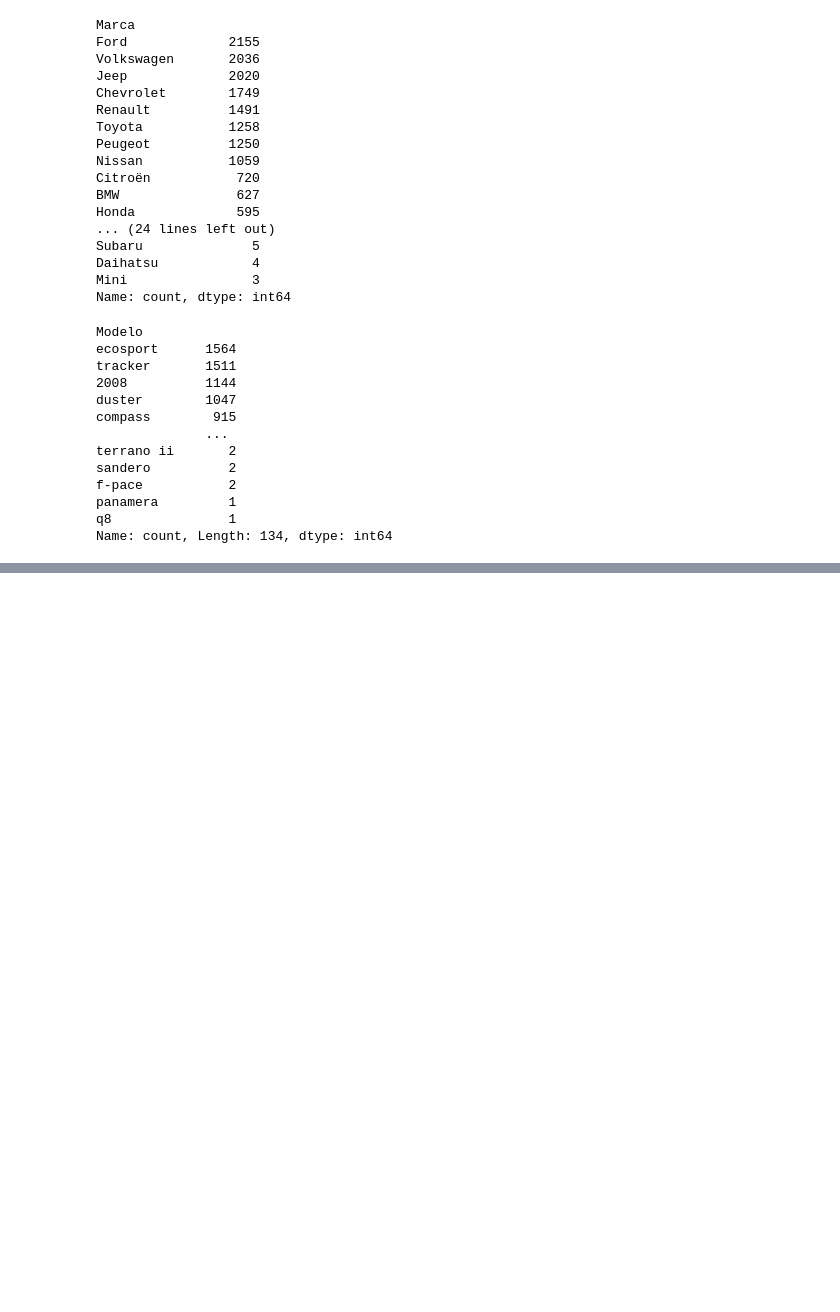
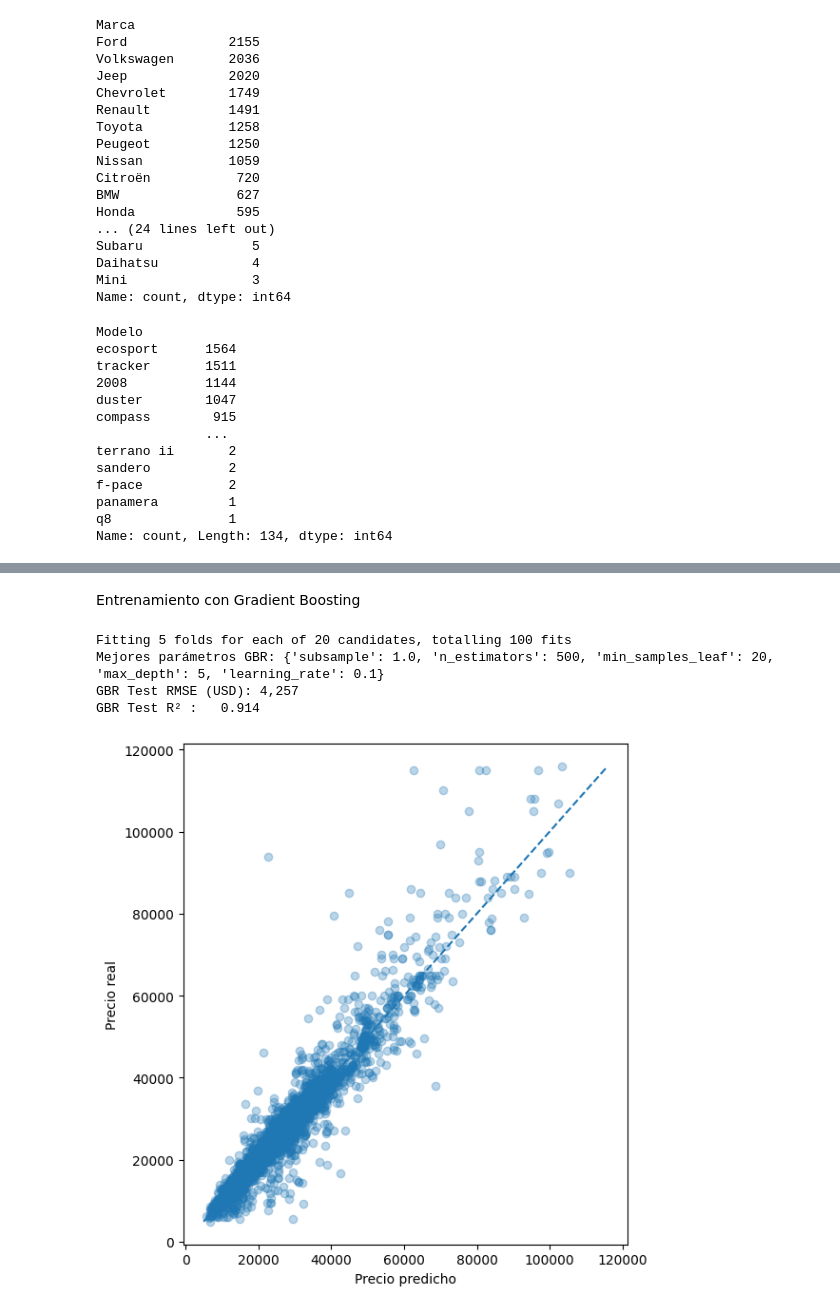
Before and after one commit to ignacio279/Machine-Learning-Vechetti-Vargas, a Jupyter notebook: Notebook.ipynb, the cells around one changed output, grey strips where cells are left out. Saved outputs shown, nothing was run; the diff lists cells and outputs as text; code cells hidden in the pictures; blank space fills up the shorter version.

```diff
--- a/Notebook.ipynb
+++ b/Notebook.ipynb
@@ -401,2 +408,16 @@ plt.show()
 # %%
-df.drop(columns=['Título'], inplace=True)
+df.drop(columns=['Título','Descripción','Motor'], inplace=True)
+
+df_columns = df.columns.tolist()
+
+exclude = ['Año', 'Precio', 'Puertas', 'Kilómetros', 'log_precio']
+
+categoricals = [c for c in df_columns if c not in exclude]
+
+for c in categoricals:
+    frec = df[c].value_counts(normalize=True)
+    df[f'{c}'] = df[c].map(frec)
+
+freq_feats = [f'{c}' for c in categoricals]
+
+df.to_csv('Data/pf_suvs_i302_1s2025_processed.csv', index=False,sep=',')
@@ -402,0 +466,56 @@ df.drop(columns=['Título'], inplace=True)
+# %% [markdown]
+Entrenamiento con Gradient Boosting
+# %%
+X = df[numerical + freq_feats]
+y = np.log(df['Precio'])
+
+X_train, X_test, y_train, y_test = train_test_split(X, y, test_size=0.2, random_state=42)
+
+gbr = GradientBoostingRegressor(random_state=0)
+
+param_dist = {
+    'n_estimators':    [100, 300, 500],
+    'learning_rate':   [0.01, 0.05, 0.1],
+    'max_depth':       [3, 5, 7],
+    'min_samples_leaf':[20, 50, 100],
+    'subsample':       [0.8, 1.0]
+}
+
+search = RandomizedSearchCV(
+    estimator=gbr,
+    param_distributions=param_dist,
+    n_iter=20,
+    scoring='neg_root_mean_squared_error',
+    cv=5,
+    n_jobs=-1,
+    random_state=0,
+    verbose=1
+)
+search.fit(X_train, y_train)
+
+best_gbr = search.best_estimator_
+print("Mejores parámetros GBR:", search.best_params_)
+
+y_pred_log  = best_gbr.predict(X_test)
+y_test_orig = np.exp(y_test)
+y_pred_orig = np.exp(y_pred_log)
+
+rmse_test = np.sqrt(mean_squared_error(y_test_orig, y_pred_orig))
+r2_test   = r2_score(y_test_orig, y_pred_orig)
+print(f"GBR Test RMSE (USD): {rmse_test:,.0f}")
+print(f"GBR Test R² :   {r2_test:.3f}")
+
+plt.figure(figsize=(6,6))
+plt.scatter(y_pred_orig, y_test_orig, alpha=0.3)
+mn, mx = y_test_orig.min(), y_test_orig.max()
+plt.plot([mn, mx], [mn, mx], ls='--')
+plt.xlabel("Precio predicho")
+plt.ylabel("Precio real")
+plt.tight_layout()
+plt.show()
+# %% [output]
+Fitting 5 folds for each of 20 candidates, totalling 100 fits
+Mejores parámetros GBR: {'subsample': 1.0, 'n_estimators': 500, 'min_samples_leaf': 20, 'max_depth': 5, 'learning_rate': 0.1}
+GBR Test RMSE (USD): 4,257
+GBR Test R² :   0.914
+[figure, added]
```
Also changed, not shown: parts of 5 cells of this notebook, 1 other file.
